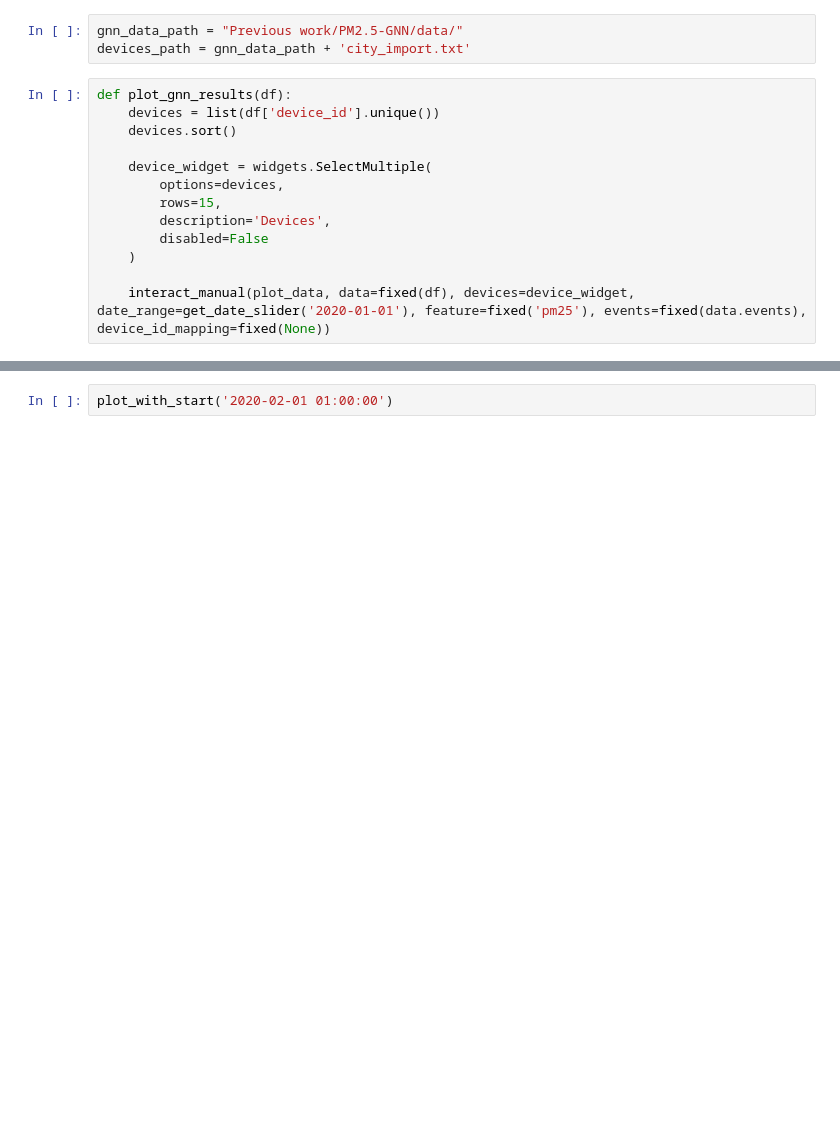
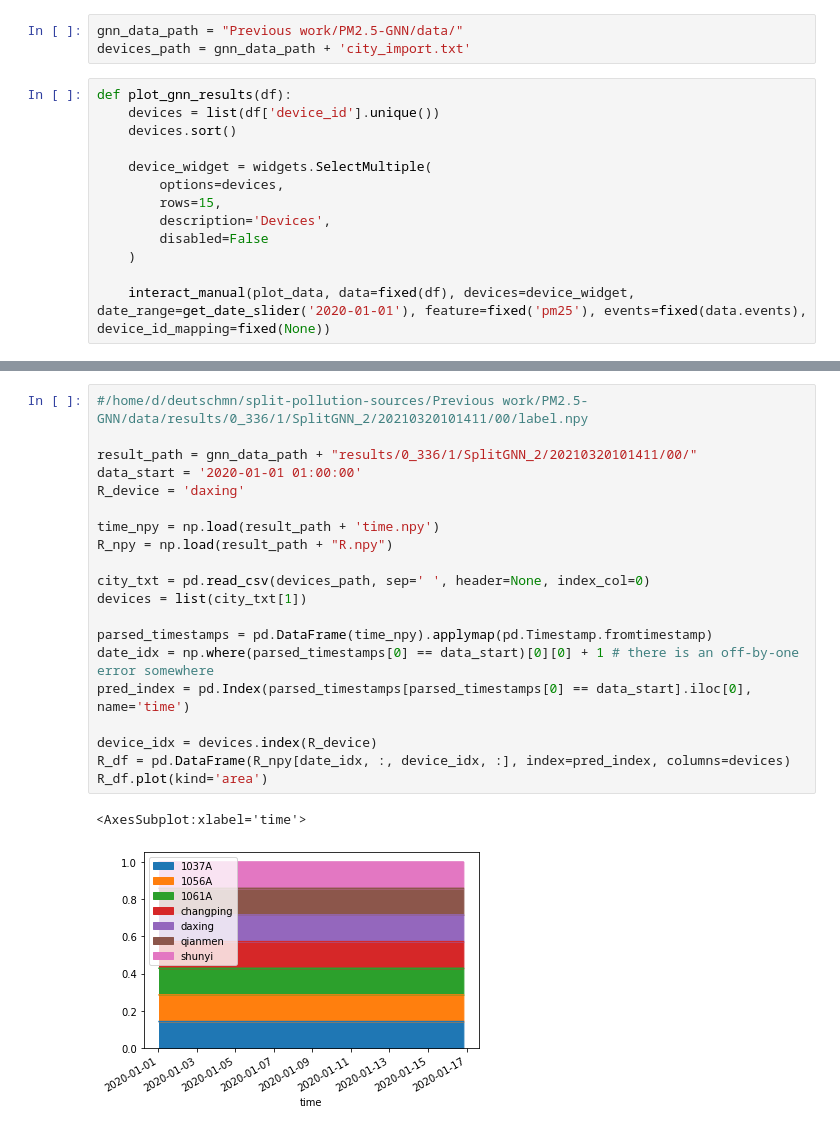
Before and after one commit to deutschmn/split-pollution-sources, a Jupyter notebook: analysis.ipynb, the cells around one changed output, grey strips where cells are left out. Saved outputs shown, nothing was run; the diff lists cells and outputs as text; blank space fills up the shorter version.

Commit message:
Add some more analysis on results

```diff
--- a/analysis.ipynb
+++ b/analysis.ipynb
@@ -355,2 +362,23 @@ def plot_with_start(start_date):
-# %%
-plot_with_start('2020-02-01 01:00:00')
+# %%
+#/home/d/deutschmn/split-pollution-sources/Previous work/PM2.5-GNN/data/results/0_336/1/SplitGNN_2/20210320101411/00/label.npy
+
+result_path = gnn_data_path + "results/0_336/1/SplitGNN_2/20210320101411/00/"
+data_start = '2020-01-01 01:00:00'
+R_device = 'daxing'
+
+time_npy = np.load(result_path + 'time.npy')
+R_npy = np.load(result_path + "R.npy")
+
+city_txt = pd.read_csv(devices_path, sep=' ', header=None, index_col=0)
+devices = list(city_txt[1])
+
+parsed_timestamps = pd.DataFrame(time_npy).applymap(pd.Timestamp.fromtimestamp)
+date_idx = np.where(parsed_timestamps[0] == data_start)[0][0] + 1 # there is an off-by-one error somewhere
+pred_index = pd.Index(parsed_timestamps[parsed_timestamps[0] == data_start].iloc[0], name='time')
+
+device_idx = devices.index(R_device)
+R_df = pd.DataFrame(R_npy[date_idx, :, device_idx, :], index=pred_index, columns=devices)
+R_df.plot(kind='area')
+# %% [output]
+<AxesSubplot:xlabel='time'>
+[figure, added]
```
Also changed, not shown: parts of 1 cell of this notebook, 1 other file.
